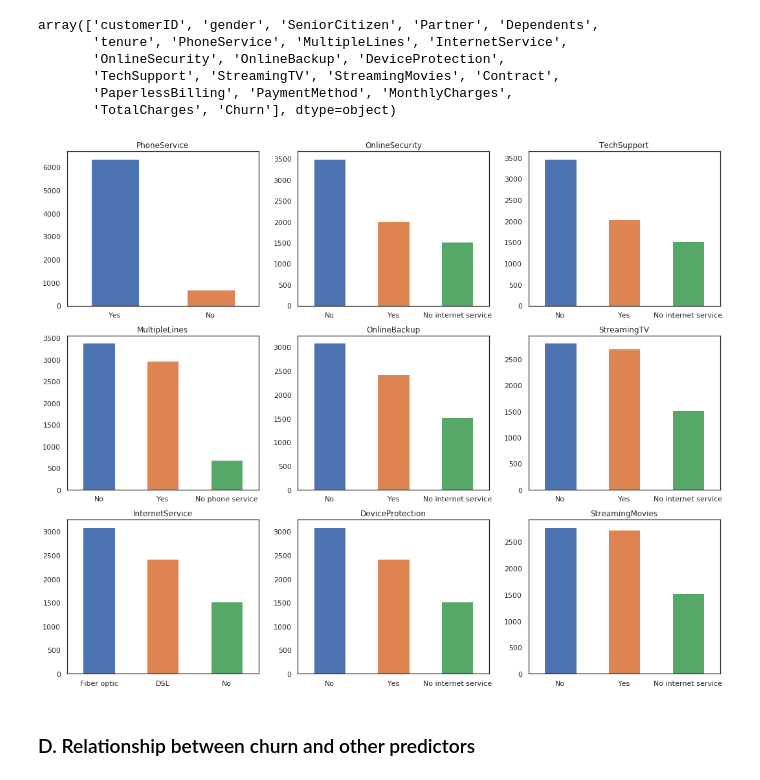
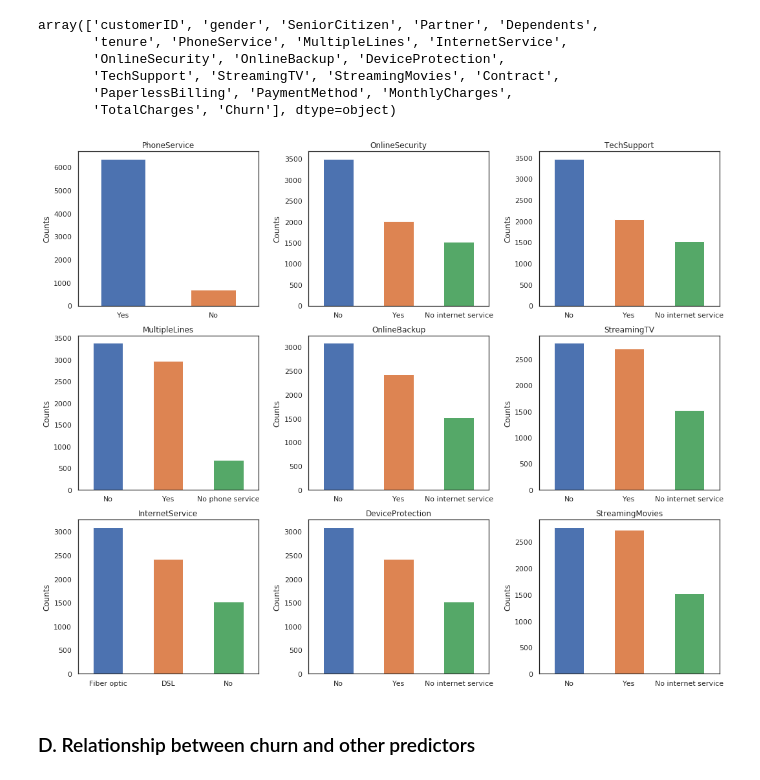
Before and after one commit to ysurs/Telco-Churn-prediction, a Jupyter notebook: telecom-churn-prediction.ipynb, the cells around one changed output. Cells and saved outputs as stored; diff of their text form; code cells hidden in the pictures.

```diff
--- a/telecom-churn-prediction.ipynb
+++ b/telecom-churn-prediction.ipynb
@@ -240,7 +359,7 @@ ax.set_title("% of customers having partners also having dependents")
 
 for i in ax.patches:
 
-    ax.text(i.get_x()+.06, i.get_height()-4.5, \
+    ax.text(i.get_x()+.067, i.get_height()-4.5, \
             str(round((i.get_height()), 1))+'%',
             fontsize=12,
             color='white',
@@ -334,21 +453,22 @@ array(['customerID', 'gender', 'SeniorCitizen', 'Partner', 'Dependents',
 # %%
 services = ['PhoneService','MultipleLines','InternetService','OnlineSecurity',
            'OnlineBackup','DeviceProtection','TechSupport','StreamingTV','StreamingMovies']
 
 fig, axes = plt.subplots(nrows = 3,ncols = 3,figsize = (15,12))
 for i, item in enumerate(services):
     if i < 3:
         ax = telecom_customer_data[item].value_counts().plot(kind = 'bar',ax=axes[i,0],rot = 0)
 
     elif i >=3 and i < 6:
         ax = telecom_customer_data[item].value_counts().plot(kind = 'bar',ax=axes[i-3,1],rot = 0)
 
     elif i < 9:
         ax = telecom_customer_data[item].value_counts().plot(kind = 'bar',ax=axes[i-6,2],rot = 0)
     ax.set_title(item)
+    ax.set_ylabel("Counts")
 plt.tight_layout()
 # %% [output]
-[figure, old version]
+[figure, new version]
 # %% [markdown]
 ### D. Relationship between churn and other predictors
 # %% [markdown]
```
Also changed, not shown: parts of 38 cells of this notebook.
